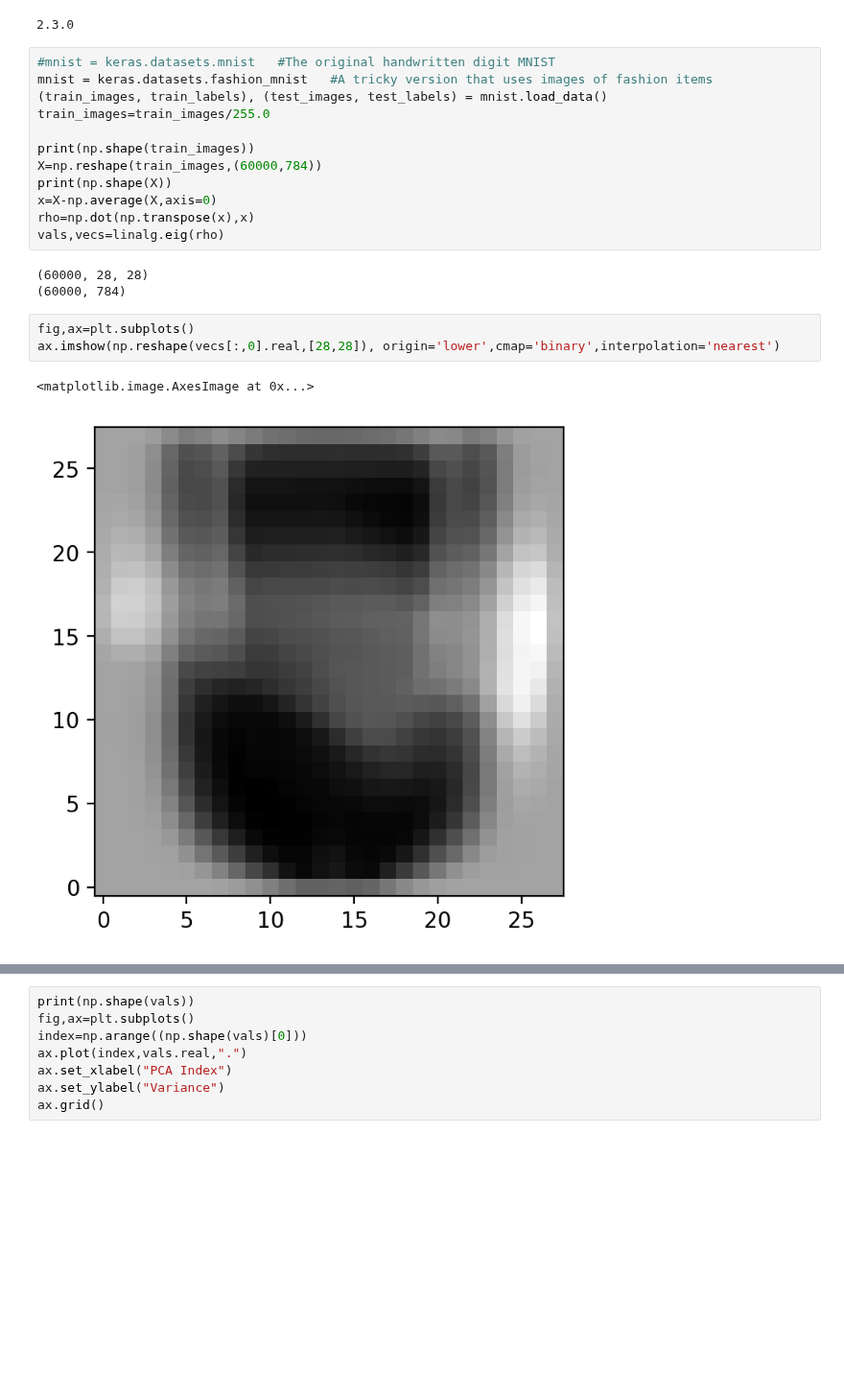
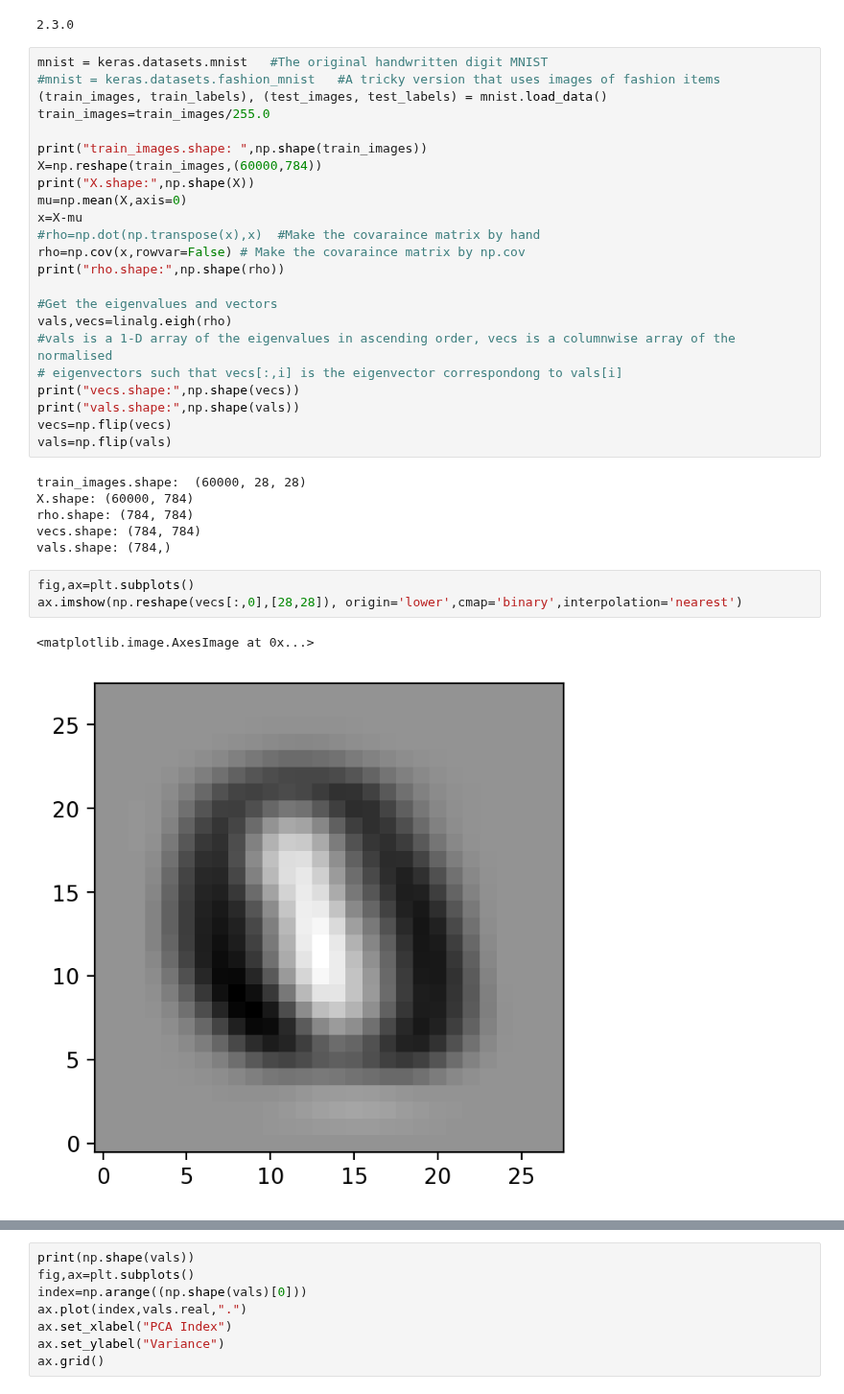
Before and after one commit to nichol77/mlForPhysicists, a Jupyter notebook: Week5/Week5_PCA.ipynb, the cells around one changed output, grey strips where cells are left out. Shown at 96% size. Saved outputs shown, nothing was run; the diff lists cells and outputs as text; blank space fills up the shorter version.

```diff
--- a/Week5/Week5_PCA.ipynb
+++ b/Week5/Week5_PCA.ipynb
@@ -27,26 +54,40 @@ print(tf.__version__)
 # %% [output]
 2.3.0
 # %%
-#mnist = keras.datasets.mnist   #The original handwritten digit MNIST
-mnist = keras.datasets.fashion_mnist   #A tricky version that uses images of fashion items
+mnist = keras.datasets.mnist   #The original handwritten digit MNIST
+#mnist = keras.datasets.fashion_mnist   #A tricky version that uses images of fashion items
 (train_images, train_labels), (test_images, test_labels) = mnist.load_data()
 train_images=train_images/255.0
 
-print(np.shape(train_images))
+print("train_images.shape: ",np.shape(train_images))
 X=np.reshape(train_images,(60000,784))
-print(np.shape(X))
-x=X-np.average(X,axis=0)
-rho=np.dot(np.transpose(x),x)
-vals,vecs=linalg.eig(rho)
+print("X.shape:",np.shape(X))
+mu=np.mean(X,axis=0)
+x=X-mu
+#rho=np.dot(np.transpose(x),x)  #Make the covaraince matrix by hand
+rho=np.cov(x,rowvar=False) # Make the covaraince matrix by np.cov
+print("rho.shape:",np.shape(rho))
+
+#Get the eigenvalues and vectors
+vals,vecs=linalg.eigh(rho)
+#vals is a 1-D array of the eigenvalues in ascending order, vecs is a columnwise array of the normalised
+# eigenvectors such that vecs[:,i] is the eigenvector correspondong to vals[i]
+print("vecs.shape:",np.shape(vecs))
+print("vals.shape:",np.shape(vals))
+vecs=np.flip(vecs)
+vals=np.flip(vals)
 # %% [output]
-(60000, 28, 28)
-(60000, 784)
+train_images.shape:  (60000, 28, 28)
+X.shape: (60000, 784)
+rho.shape: (784, 784)
+vecs.shape: (784, 784)
+vals.shape: (784,)
 # %%
 fig,ax=plt.subplots()
-ax.imshow(np.reshape(vecs[:,0].real,[28,28]), origin='lower',cmap='binary',interpolation='nearest')
+ax.imshow(np.reshape(vecs[:,0],[28,28]), origin='lower',cmap='binary',interpolation='nearest')
 # %% [output]
 <matplotlib.image.AxesImage at 0x...>
-[figure, old version]
+[figure, new version]
 # %%
 fig,ax=plt.subplots(2,3)
 for i in range(2):
```
Also changed, not shown: parts of 7 cells of this notebook, 1 other file.
